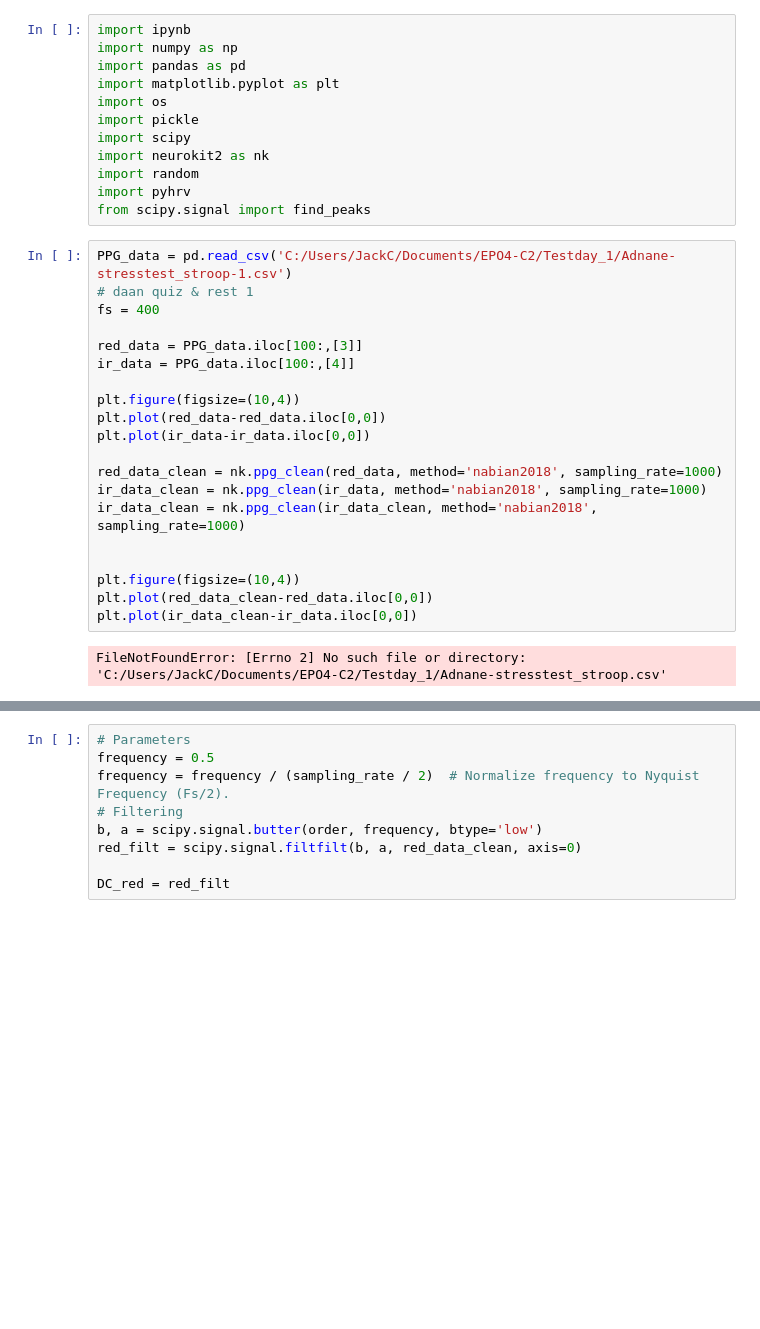
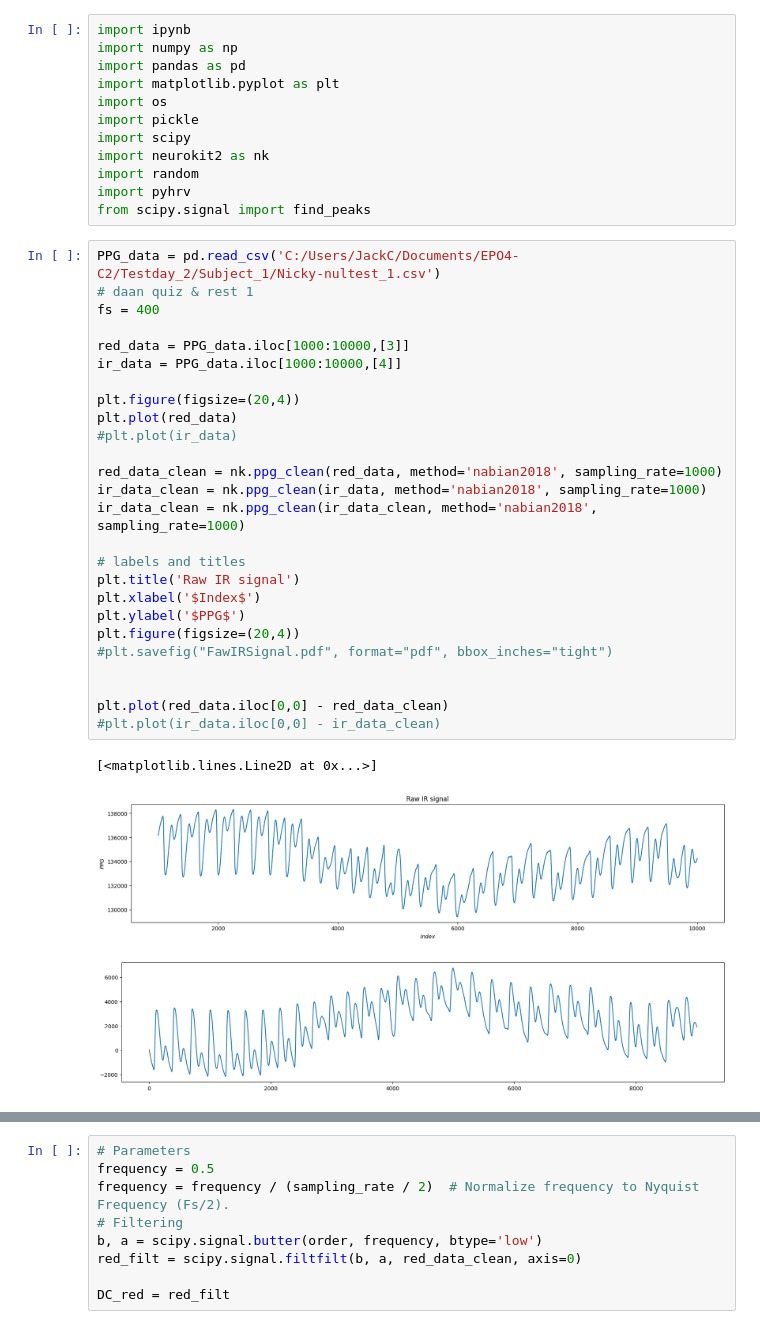
Before and after one commit to aacudad/EPO4-C2, a Jupyter notebook: PPG_preprocessing.ipynb, the cells around one changed output, grey strips where cells are left out. Saved outputs shown, nothing was run; the diff lists cells and outputs as text; blank space fills up the shorter version.

```diff
--- a/PPG_preprocessing.ipynb
+++ b/PPG_preprocessing.ipynb
@@ -248,27 +245,35 @@ import random
 import pyhrv
 from scipy.signal import find_peaks
 # %%
-PPG_data = pd.read_csv('C:/Users/JackC/Documents/EPO4-C2/Testday_1/Adnane-stresstest_stroop-1.csv')
+PPG_data = pd.read_csv('C:/Users/JackC/Documents/EPO4-C2/Testday_2/Subject_1/Nicky-nultest_1.csv')
 # daan quiz & rest 1
 fs = 400
 
-red_data = PPG_data.iloc[100:,[3]]
-ir_data = PPG_data.iloc[100:,[4]]
+red_data = PPG_data.iloc[1000:10000,[3]]
+ir_data = PPG_data.iloc[1000:10000,[4]]
 
-plt.figure(figsize=(10,4))
-plt.plot(red_data-red_data.iloc[0,0])
-plt.plot(ir_data-ir_data.iloc[0,0])
+plt.figure(figsize=(20,4))
+plt.plot(red_data)
+#plt.plot(ir_data)
 
 red_data_clean = nk.ppg_clean(red_data, method='nabian2018', sampling_rate=1000)
 ir_data_clean = nk.ppg_clean(ir_data, method='nabian2018', sampling_rate=1000)
 ir_data_clean = nk.ppg_clean(ir_data_clean, method='nabian2018', sampling_rate=1000)
 
+# labels and titles
+plt.title('Raw IR signal')
+plt.xlabel('$Index$')
+plt.ylabel('$PPG$')
+plt.figure(figsize=(20,4))
+#plt.savefig("FawIRSignal.pdf", format="pdf", bbox_inches="tight")
 
-plt.figure(figsize=(10,4))
-plt.plot(red_data_clean-red_data.iloc[0,0])
-plt.plot(ir_data_clean-ir_data.iloc[0,0])
+
+plt.plot(red_data.iloc[0,0] - red_data_clean)
+#plt.plot(ir_data.iloc[0,0] - ir_data_clean)
 # %% [output]
-FileNotFoundError: [Errno 2] No such file or directory: 'C:/Users/JackC/Documents/EPO4-C2/Testday_1/Adnane-stresstest_stroop.csv'
+[<matplotlib.lines.Line2D at 0x...>]
+[figure, added]
+[figure, added]
 # %%
 # Parameters
 order = 4
```
Also changed, not shown: parts of 15 cells of this notebook, 45 other files.
